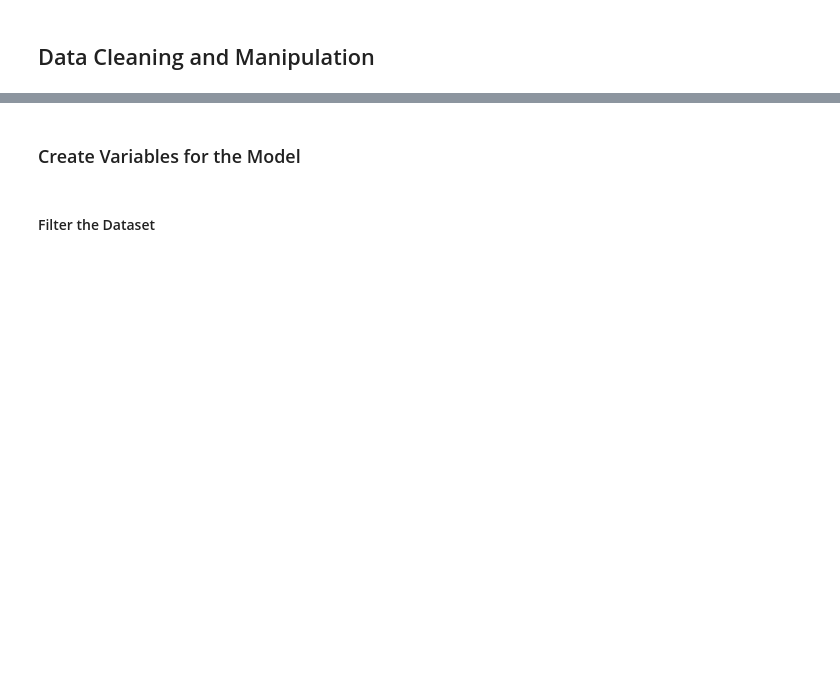
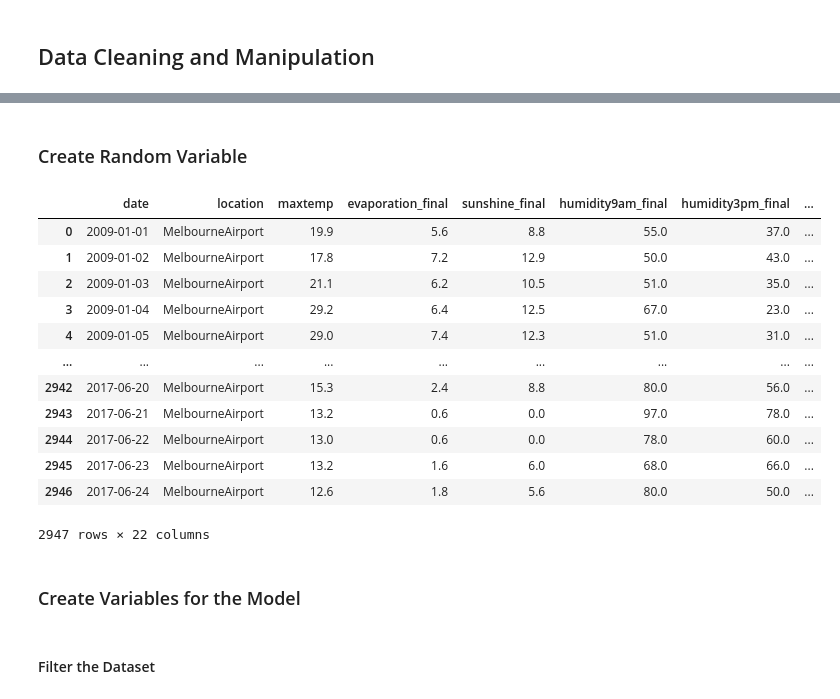
Before and after one commit to gabrielanakasato/rain-prediction, a Jupyter notebook: part02-baseline.ipynb, the cells around one changed output, grey strips where cells are left out. Drawn from its saved outputs; the diff is of its cells as text; code cells hidden in the pictures; blank space fills up the shorter version.

```diff
--- a/part02-baseline.ipynb
+++ b/part02-baseline.ipynb
@@ -327,3 +181,26 @@ Some observations to keep in mind in the next part:
+# %% [markdown]
+### Create Random Variable
+# %%
+# Add a columns with this random variable
+np.random.seed(27)
+df['random'] = np.random.randint(100, size=(df.shape[0]))
+
+# Check the result
+df
+# %% [output]
+|  | date | location | maxtemp | evaporation_final | sunshine_final | humidity9am_final | humidity3pm_final | ... |
+| 0 | 2009-01-01 | MelbourneAirport | 19.9 | 5.6 | 8.8 | 55.0 | 37.0 | ... |
+| 1 | 2009-01-02 | MelbourneAirport | 17.8 | 7.2 | 12.9 | 50.0 | 43.0 | ... |
+| 2 | 2009-01-03 | MelbourneAirport | 21.1 | 6.2 | 10.5 | 51.0 | 35.0 | ... |
+| 3 | 2009-01-04 | MelbourneAirport | 29.2 | 6.4 | 12.5 | 67.0 | 23.0 | ... |
+| 4 | 2009-01-05 | MelbourneAirport | 29.0 | 7.4 | 12.3 | 51.0 | 31.0 | ... |
+| ... | ... | ... | ... | ... | ... | ... | ... | ... |
+| 2942 | 2017-06-20 | MelbourneAirport | 15.3 | 2.4 | 8.8 | 80.0 | 56.0 | ... |
+| 2943 | 2017-06-21 | MelbourneAirport | 13.2 | 0.6 | 0.0 | 97.0 | 78.0 | ... |
+| 2944 | 2017-06-22 | MelbourneAirport | 13.0 | 0.6 | 0.0 | 78.0 | 60.0 | ... |
+| 2945 | 2017-06-23 | MelbourneAirport | 13.2 | 1.6 | 6.0 | 68.0 | 66.0 | ... |
+| 2946 | 2017-06-24 | MelbourneAirport | 12.6 | 1.8 | 5.6 | 80.0 | 50.0 | ... |
+2947 rows × 22 columns
 # %% [markdown]
 ### Create Variables for the Model
 # %% [markdown]
```
Also changed, not shown: parts of 58 cells of this notebook, 5 other files.
